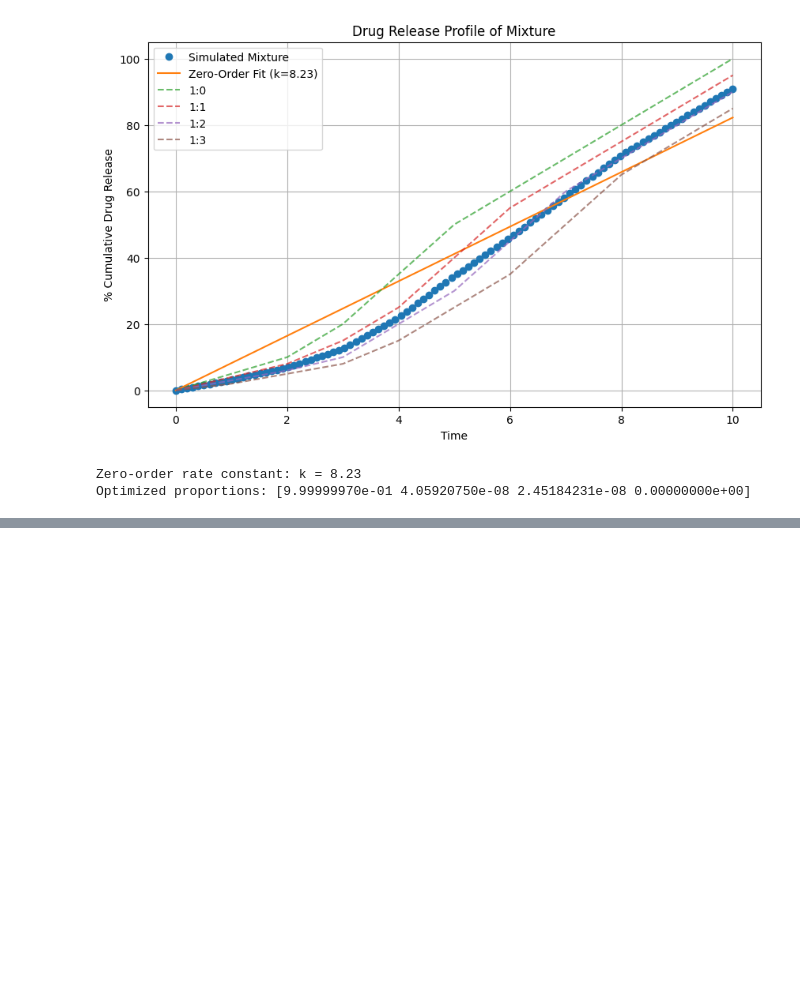
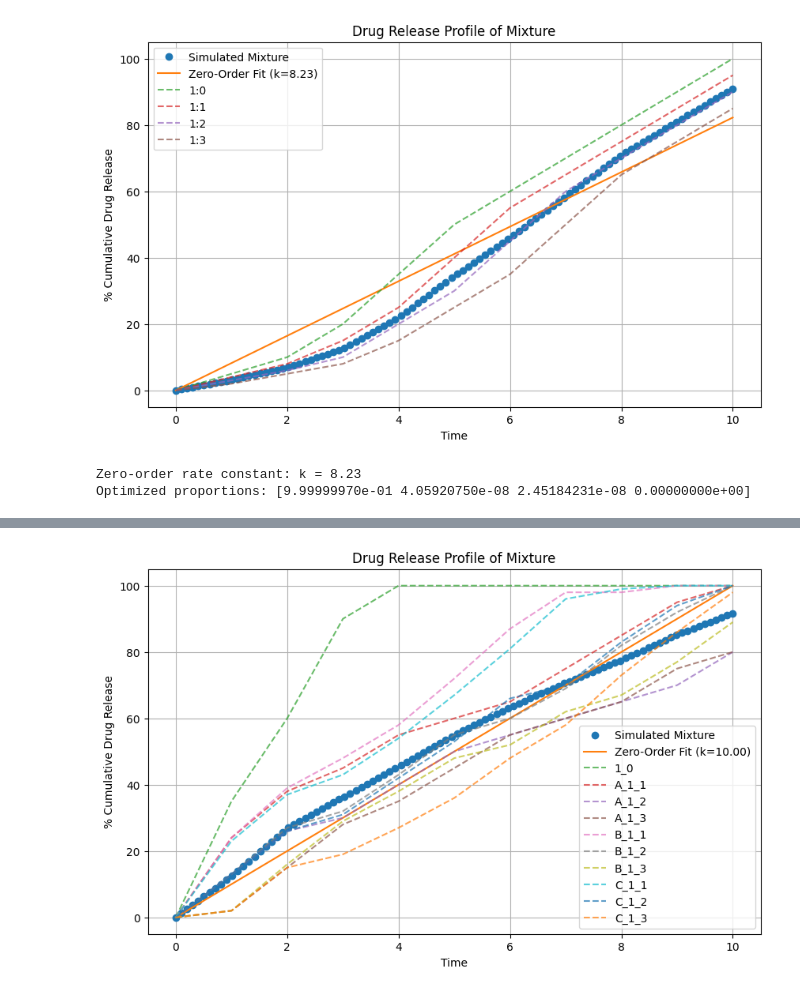
Before and after one commit to Swayamprakashpatel/Release_Simulation, a Jupyter notebook: Microsphere_Release_Simulation.ipynb, the cells around one changed output, grey strips where cells are left out. Saved outputs shown, nothing was run; the diff lists cells and outputs as text; code cells hidden in the pictures; blank space fills up the shorter version.

```diff
--- a/Microsphere_Release_Simulation.ipynb
+++ b/Microsphere_Release_Simulation.ipynb
@@ -228,9 +228,9 @@ time_points = np.linspace(0, 10, 11)  # 11 time points from 0 to 10
 release_1_0 = np.array([0, 25, 50, 70, 85, 90, 98, 100, 100, 100, 100])  # Dummy release data for 1:0
 
 # Release data for different polymers (A, B, C) with ratios (1:1, 1:2, 1:3)
-release_A_1_1 = np.array([0, 5, 15, 25, 35, 45, 55, 65, 75, 85, 95])
+release_A_1_1 = np.array([0, 15, 25, 35, 40, 45, 50, 55, 65, 75, 95])
 release_A_1_2 = np.array([0, 10, 20, 30, 40, 50, 60, 70, 80, 90, 100])
-release_A_1_3 = np.array([0, 15, 25, 35, 45, 55, 65, 75, 85, 95, 100])
+release_A_1_3 = np.array([0, 5, 10, 15, 25, 35, 45, 55, 65, 75, 85])
 release_B_1_1 = np.array([0, 4, 8, 15, 25, 40, 55, 65, 75, 85, 95])
 release_B_1_2 = np.array([0, 8, 12, 20, 30, 45, 60, 70, 80, 90, 100])
 release_B_1_3 = np.array([0, 12, 20, 25, 35, 50, 65, 75, 85, 95, 100])
@@ -348,0 +351,83 @@ plt.show()
+# %%
+import numpy as np
+import pandas as pd
+import matplotlib.pyplot as plt
+from scipy.interpolate import interp1d
+from scipy.optimize import curve_fit, minimize
+
+# Dummy data for illustration (replace with your actual data)
+time_points = np.linspace(0, 10, 11)  # 11 time points from 0 to 10
+release_profiles = {
+    '1_0': np.array([0, 35, 60, 90, 100, 100, 100, 100, 100, 100, 100]),
+    'A_1_1': np.array([0, 24, 38, 45, 55, 60, 65, 75, 85, 95, 100]),
+    'A_1_2': np.array([0, 13, 26, 30, 40, 50, 55, 60, 65, 70, 80]),
+    'A_1_3': np.array([0, 2, 15, 28, 35, 45, 55, 60, 65, 75, 80]),
+    'B_1_1': np.array([0, 24, 39, 48, 58, 72, 87, 98, 98, 100, 100]),
+    'B_1_2': np.array([0, 13, 27, 32, 43, 55, 60, 69, 82, 92, 100]),
+    'B_1_3': np.array([0, 2, 16, 29, 38, 48, 52, 62, 67, 77, 89]),
+    'C_1_1': np.array([0, 23, 37, 43, 54, 67, 81, 96, 99, 100, 100]),
+    'C_1_2': np.array([0, 13, 26, 31, 42, 53, 66, 70, 83, 94, 100]),
+    'C_1_3': np.array([0, 2, 15, 19, 27, 36, 48, 58, 73, 86, 98])
+}
+
+# Create DataFrames for each type
+data_frames = {key: pd.DataFrame({'Time': time_points, 'CumulativeRelease': value}) for key, value in release_profiles.items()}
+
+# Interpolating data to common time points
+common_time_points = np.linspace(0, 10, 100)  # Common time points for interpolation
+interp_functions = {key: interp1d(df['Time'], df['CumulativeRelease'], kind='linear', fill_value="extrapolate") for key, df in data_frames.items()}
+interpolated_releases = {key: interp(common_time_points) for key, interp in interp_functions.items()}
+
+# Function to calculate weighted average release profile
+def calculate_weighted_release(proportions):
+    weighted_release = np.zeros_like(common_time_points)
+    for i, key in enumerate(interpolated_releases.keys()):
+        weighted_release += proportions[i] * interpolated_releases[key]
+    return weighted_release
+
+# Fit the data to a zero-order kinetic model
+def zero_order_kinetics(t, k):
+    return k * t
+
+# Function to find optimal proportions for a desired zero-order rate constant k
+def optimize_proportions(desired_k):
+    def objective(proportions):
+        weighted_release = calculate_weighted_release(proportions)
+        params, _ = curve_fit(zero_order_kinetics, common_time_points, weighted_release)
+        k = params[0]
+        return (k - desired_k)**2
+
+    initial_proportions = np.ones(len(interpolated_releases)) / len(interpolated_releases)
+    bounds = [(0, 1) for _ in range(len(interpolated_releases))]
+    constraints = ({'type': 'eq', 'fun': lambda x: np.sum(x) - 1})
+
+    result = minimize(objective, initial_proportions, bounds=bounds, constraints=constraints)
+    return result.x
+
+# Example usage: find proportions for a desired zero-order rate constant k
+desired_k = 10.0  # Replace with your desired zero-order rate constant
+optimized_proportions = optimize_proportions(desired_k)
+weighted_release = calculate_weighted_release(optimized_proportions)
+
+# Curve fitting to zero-order model
+params, _ = curve_fit(zero_order_kinetics, common_time_points, weighted_release)
+k = params[0]
+
+# Plot the results
+plt.figure(figsize=(10, 6))
+plt.plot(common_time_points, weighted_release, 'o', label='Simulated Mixture')
+plt.plot(common_time_points, zero_order_kinetics(common_time_points, k), '-', label=f'Zero-Order Fit (k={k:.2f})')
+for key, df in data_frames.items():
+    plt.plot(df['Time'], df['CumulativeRelease'], '--', label=key, alpha=0.7)
+plt.xlabel('Time')
+plt.ylabel('% Cumulative Drug Release')
+plt.title('Drug Release Profile of Mixture')
+plt.legend()
+plt.grid(True)
+plt.show()
+
+# Printing the optimized proportions and the rate constant
+print(f'Optimized proportions: {optimized_proportions}')
+print(f'Zero-order rate constant: k = {k:.2f}')
+# %% [output]
+[figure, added]
```
Also changed, not shown: parts of 2 cells of this notebook.
